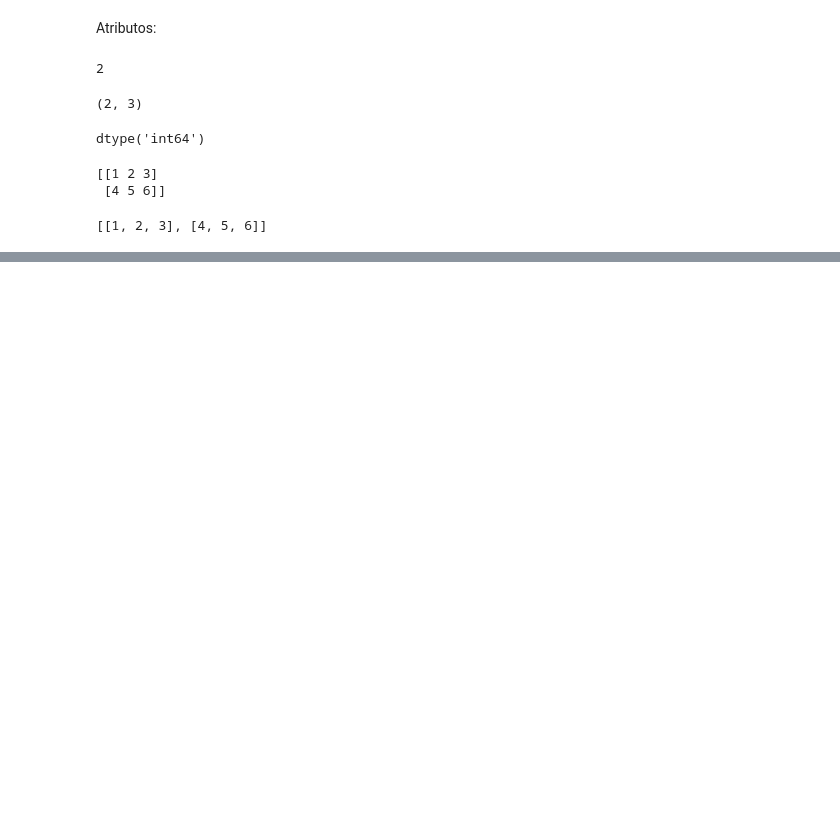
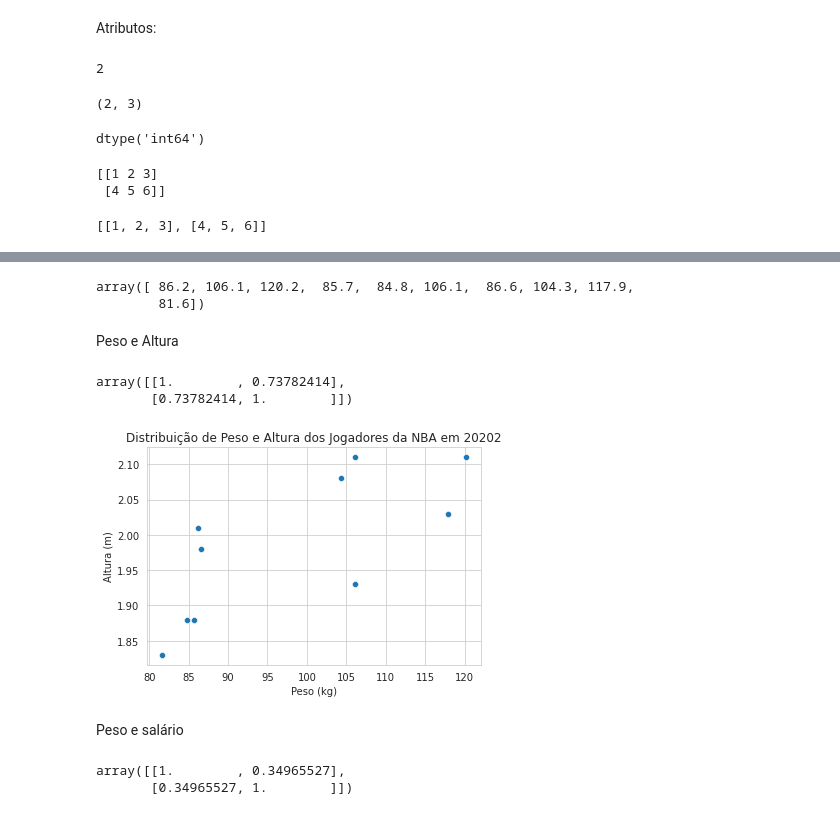
Before and after one commit to vinigm/Estudos, a Jupyter notebook: Matematica_e_Estatistica.ipynb, the cells around one changed output, grey strips where cells are left out. Saved outputs shown, nothing was run; the diff lists cells and outputs as text; code cells hidden in the pictures; blank space fills up the shorter version.

```diff
--- a/Matematica_e_Estatistica.ipynb
+++ b/Matematica_e_Estatistica.ipynb
@@ -252,0 +488,2 @@ m1.tolist()
+# %%
+df = pd.read_csv('nba.csv', sep=';')
@@ -252,0 +499,30 @@ m1.tolist()
+# %%
+height_array = np.array(df['height'].to_list())
+weight_array = np.array(df['weight'].to_list())
+wage_array = np.array(df['wage'].to_list())
+# %%
+weight_array
+# %% [output]
+array([ 86.2, 106.1, 120.2,  85.7,  84.8, 106.1,  86.6, 104.3, 117.9,
+        81.6])
+# %% [markdown]
+Peso e Altura
+# %%
+np.corrcoef(weight_array, height_array)
+# %% [output]
+array([[1.        , 0.73782414],
+       [0.73782414, 1.        ]])
+# %%
+with sns.axes_style('whitegrid'):
+
+  grafico = sns.scatterplot(x=weight_array, y=height_array)
+  grafico.set(title='Distribuição de Peso e Altura dos Jogadores da NBA em 20202', xlabel='Peso (kg)', ylabel='Altura (m)')
+# %% [output]
+[figure, added]
+# %% [markdown]
+Peso e salário
+# %%
+np.corrcoef(weight_array, wage_array)
+# %% [output]
+array([[1.        , 0.34965527],
+       [0.34965527, 1.        ]])
```
Also changed, not shown: parts of 67 cells of this notebook.
